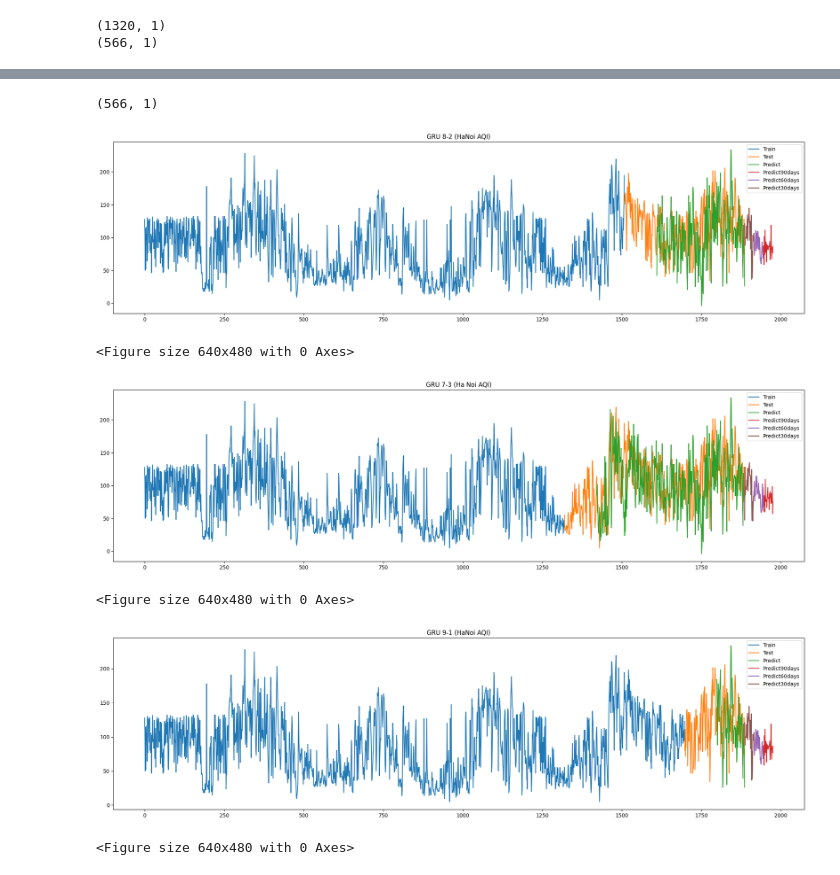
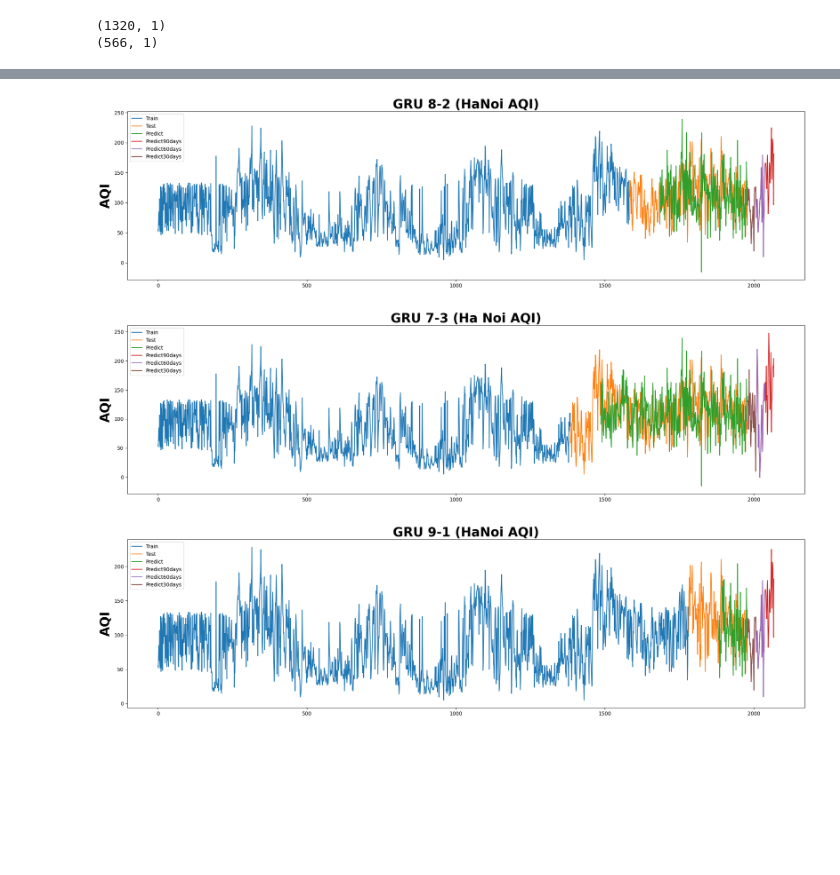
Before and after one commit to ngoctuanuit/IS403_O21_12, a Jupyter notebook: Model/GRU.ipynb, the cells around one changed output, grey strips where cells are left out. Cells and saved outputs as stored; diff of their text form; code cells hidden in the pictures; blank space fills up the shorter version.

```diff
--- a/Model/GRU.ipynb
+++ b/Model/GRU.ipynb
@@ -519,6 +531,6 @@ Testing MAE: 43.03882978450169
 # %%
 def predict_30(test_data, model, day):
-    x_input=test_data[-100:].reshape(1,-1)
+    x_input=test_data[-30:].reshape(1,-1)
     temp_input=list(x_input)
     temp_input=temp_input[0].tolist()
 
@@ -583,15 +595,12 @@ lst_output_VietTri_8_2_90 = predict_30(test_data_VietTri_20, model_VietTri_8_2,9
 lst_output_VietTri_9_1_30 = predict_30(test_data_VietTri_10, model_VietTri_9_1,30)
 lst_output_VietTri_9_1_60 = predict_30(test_data_VietTri_10, model_VietTri_9_1,60)
 lst_output_VietTri_9_1_90 = predict_30(test_data_VietTri_10, model_VietTri_9_1,90)
-# %%
-test_data_HaNoi_30.shape
-# %% [output]
-(566, 1)
 # %%
 # Vẽ hình data HaNoi
 ## 8-2
 plt.figure(figsize=(24, 6))
-plt.title('GRU 8-2 (HaNoi AQI)')
+plt.title('GRU 8-2 (HaNoi AQI)', fontsize=25, fontweight='bold')
+plt.ylabel('AQI', fontsize=25, fontweight='bold')
 train_data_index = pd.RangeIndex(start=0, stop=train_size_HaNoi_80, step=1)
 plt.plot(scaler.inverse_transform(train_data_HaNoi_80))
 
@@ -612,12 +621,12 @@ plt.plot(prediect_data_index_60,scaler.inverse_transform(lst_output_HaNoi_8_2_60
 plt.plot(prediect_data_index_30,scaler.inverse_transform(lst_output_HaNoi_8_2_30))
 
 plt.legend(['Train','Test','Predict','Predict90days','Predict60days','Predict30days'])
-plt.show()
 plt.savefig('GRU_HaNoi_8-2.png')
 
 ## 7 -3
 plt.figure(figsize=(24, 6))
-plt.title('GRU 7-3 (Ha Noi AQI)')
+plt.title('GRU 7-3 (Ha Noi AQI)', fontsize=25, fontweight='bold')
+plt.ylabel('AQI', fontsize=25, fontweight='bold')
 train_data_index = pd.RangeIndex(start=0, stop=train_size_HaNoi_70, step=1)
 plt.plot(scaler.inverse_transform(train_data_HaNoi_70))
 
@@ -637,42 +646,38 @@ plt.plot(prediect_data_index_90,scaler.inverse_transform(lst_output_HaNoi_7_3_90
 plt.plot(prediect_data_index_60,scaler.inverse_transform(lst_output_HaNoi_7_3_60))
 plt.plot(prediect_data_index_30,scaler.inverse_transform(lst_output_HaNoi_7_3_30))
 
 plt.legend(['Train','Test','Predict','Predict90days','Predict60days','Predict30days'])
-plt.show()
 plt.savefig('GRU_HaNoi_7-3.png')
 
 ## 9-1
 plt.figure(figsize=(24, 6))
-plt.title('GRU 9-1 (HaNoi AQI)')
+plt.title('GRU 9-1 (HaNoi AQI)', fontsize=25, fontweight='bold')
+plt.ylabel('AQI', fontsize=25, fontweight='bold')
 train_data_index = pd.RangeIndex(start=0, stop=train_size_HaNoi_90, step=1)
 plt.plot(scaler.inverse_transform(train_data_HaNoi_90))
 
 test_data_index = pd.RangeIndex(start=train_size_HaNoi_90, stop=train_size_HaNoi_90+test_size_HaNoi_10, step=1)
 plt.plot(test_data_index,scaler.inverse_transform(test_data_HaNoi_10))
 
 test_data_index = pd.RangeIndex(start=train_size_HaNoi_90+101, stop=train_size_HaNoi_90+test_size_HaNoi_10, step=1)
 plt.plot(test_data_index,y_pred_HaNoi_9_1)
 
 #predict index
 prediect_data_index_30 = pd.RangeIndex(start=len(df1_HaNoi)-1, stop=len(df1_HaNoi)+29, step=1)
 prediect_data_index_60 = pd.RangeIndex(start=len(df1_HaNoi)-1, stop=len(df1_HaNoi)+59, step=1)
 prediect_data_index_90 = pd.RangeIndex(start=len(df1_HaNoi)-1, stop=len(df1_HaNoi)+89, step=1)
 
 #plot
 plt.plot(prediect_data_index_90,scaler.inverse_transform(lst_output_HaNoi_9_1_90))
 plt.plot(prediect_data_index_60,scaler.inverse_transform(lst_output_HaNoi_9_1_60))
 plt.plot(prediect_data_index_30,scaler.inverse_transform(lst_output_HaNoi_9_1_30))
 
 plt.legend(['Train','Test','Predict','Predict90days','Predict60days','Predict30days'])
-plt.show()
 plt.savefig('GRU_HaNoi_9_1.png')
 # %% [output]
-[figure, old version]
+[figure, new version]
-<Figure size 640x480 with 0 Axes>
-[figure, old version]
+[figure, new version]
-<Figure size 640x480 with 0 Axes>
-[figure, old version]
+[figure, new version]
-<Figure size 640x480 with 0 Axes>
 # %%
 # Vẽ hình data DaNang
 ## 8 -2
```
Also changed, not shown: parts of 10 cells of this notebook, 1 other file.
